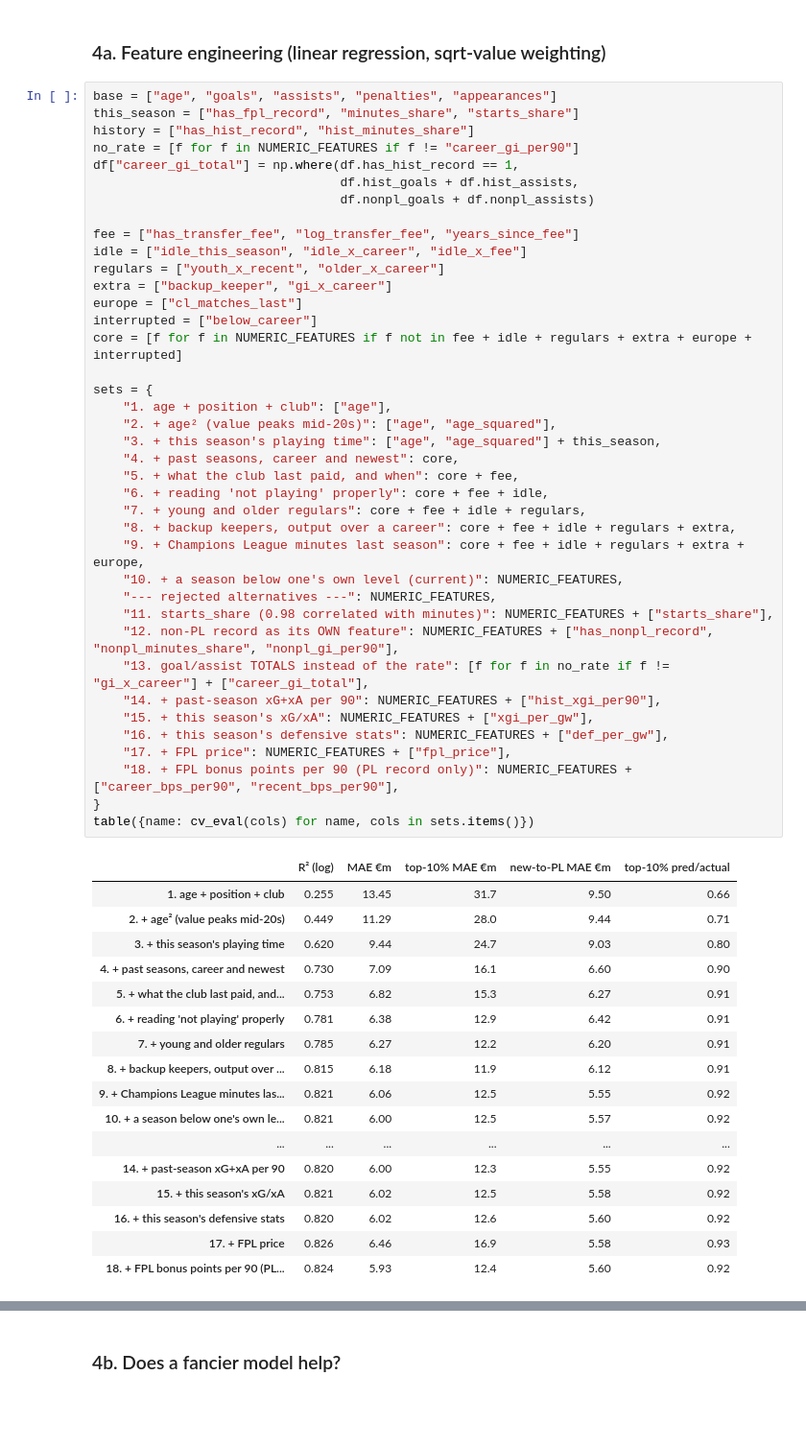
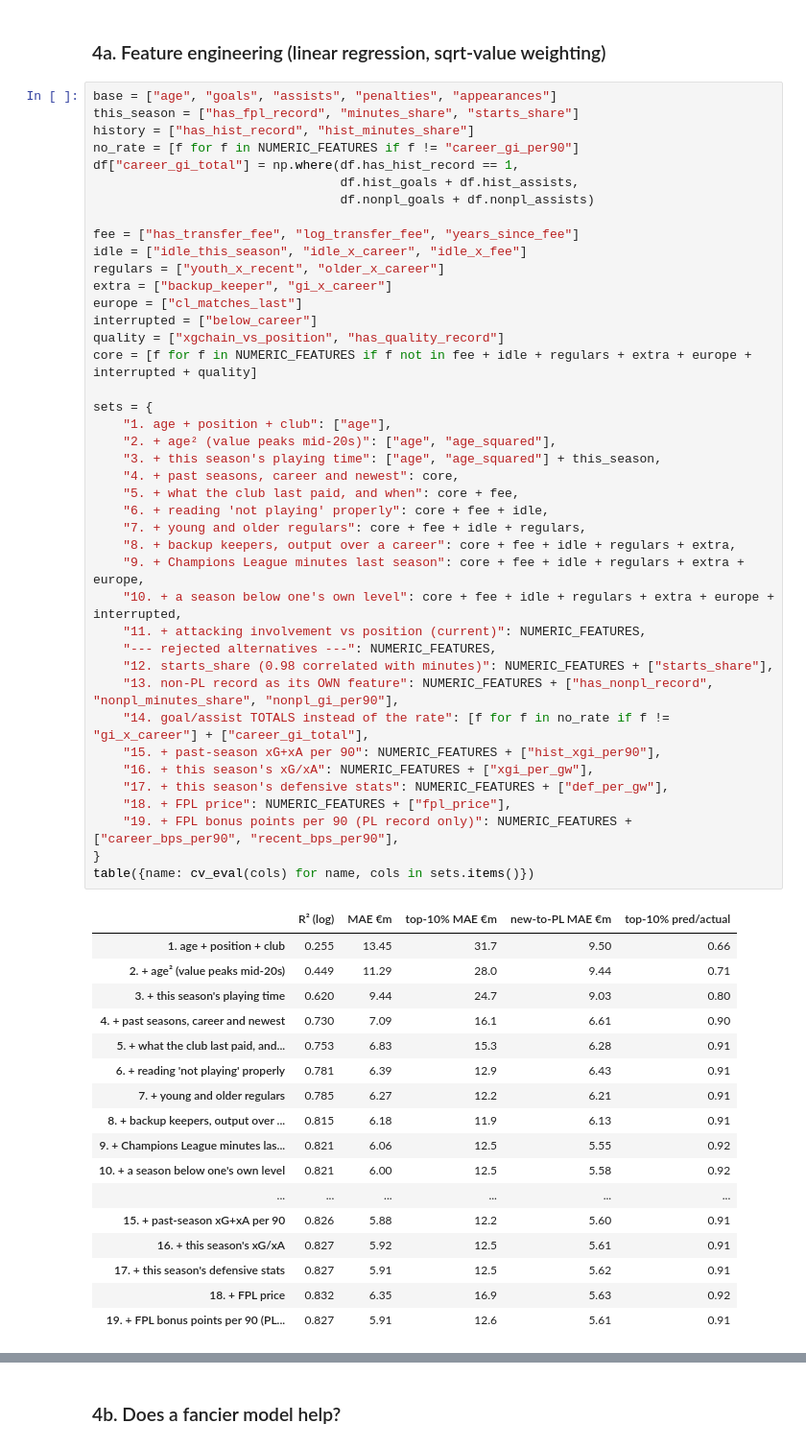
Before and after one commit to mlodyheros/pl-value, a Jupyter notebook: notebooks/01_model_exploration.ipynb, the cells around one changed output, grey strips where cells are left out. Shown at 96% size. Saved outputs shown, nothing was run; the diff lists cells and outputs as text; blank space fills up the shorter version.

```diff
--- a/notebooks/01_model_exploration.ipynb
+++ b/notebooks/01_model_exploration.ipynb
@@ -294,56 +294,58 @@ history = ["has_hist_record", "hist_minutes_share"]
 no_rate = [f for f in NUMERIC_FEATURES if f != "career_gi_per90"]
 df["career_gi_total"] = np.where(df.has_hist_record == 1,
                                  df.hist_goals + df.hist_assists,
                                  df.nonpl_goals + df.nonpl_assists)
 
 fee = ["has_transfer_fee", "log_transfer_fee", "years_since_fee"]
 idle = ["idle_this_season", "idle_x_career", "idle_x_fee"]
 regulars = ["youth_x_recent", "older_x_career"]
 extra = ["backup_keeper", "gi_x_career"]
 europe = ["cl_matches_last"]
 interrupted = ["below_career"]
-core = [f for f in NUMERIC_FEATURES if f not in fee + idle + regulars + extra + europe + interrupted]
+quality = ["xgchain_vs_position", "has_quality_record"]
+core = [f for f in NUMERIC_FEATURES if f not in fee + idle + regulars + extra + europe + interrupted + quality]
 
 sets = {
     "1. age + position + club": ["age"],
     "2. + age² (value peaks mid-20s)": ["age", "age_squared"],
     "3. + this season's playing time": ["age", "age_squared"] + this_season,
     "4. + past seasons, career and newest": core,
     "5. + what the club last paid, and when": core + fee,
     "6. + reading 'not playing' properly": core + fee + idle,
     "7. + young and older regulars": core + fee + idle + regulars,
     "8. + backup keepers, output over a career": core + fee + idle + regulars + extra,
     "9. + Champions League minutes last season": core + fee + idle + regulars + extra + europe,
-    "10. + a season below one's own level (current)": NUMERIC_FEATURES,
+    "10. + a season below one's own level": core + fee + idle + regulars + extra + europe + interrupted,
+    "11. + attacking involvement vs position (current)": NUMERIC_FEATURES,
     "--- rejected alternatives ---": NUMERIC_FEATURES,
-    "11. starts_share (0.98 correlated with minutes)": NUMERIC_FEATURES + ["starts_share"],
-    "12. non-PL record as its OWN feature": NUMERIC_FEATURES + ["has_nonpl_record", "nonpl_minutes_share", "nonpl_gi_per90"],
-    "13. goal/assist TOTALS instead of the rate": [f for f in no_rate if f != "gi_x_career"] + ["career_gi_total"],
-    "14. + past-season xG+xA per 90": NUMERIC_FEATURES + ["hist_xgi_per90"],
-    "15. + this season's xG/xA": NUMERIC_FEATURES + ["xgi_per_gw"],
-    "16. + this season's defensive stats": NUMERIC_FEATURES + ["def_per_gw"],
-    "17. + FPL price": NUMERIC_FEATURES + ["fpl_price"],
-    "18. + FPL bonus points per 90 (PL record only)": NUMERIC_FEATURES + ["career_bps_per90", "recent_bps_per90"],
+    "12. starts_share (0.98 correlated with minutes)": NUMERIC_FEATURES + ["starts_share"],
+    "13. non-PL record as its OWN feature": NUMERIC_FEATURES + ["has_nonpl_record", "nonpl_minutes_share", "nonpl_gi_per90"],
+    "14. goal/assist TOTALS instead of the rate": [f for f in no_rate if f != "gi_x_career"] + ["career_gi_total"],
+    "15. + past-season xG+xA per 90": NUMERIC_FEATURES + ["hist_xgi_per90"],
+    "16. + this season's xG/xA": NUMERIC_FEATURES + ["xgi_per_gw"],
+    "17. + this season's defensive stats": NUMERIC_FEATURES + ["def_per_gw"],
+    "18. + FPL price": NUMERIC_FEATURES + ["fpl_price"],
+    "19. + FPL bonus points per 90 (PL record only)": NUMERIC_FEATURES + ["career_bps_per90", "recent_bps_per90"],
 }
 table({name: cv_eval(cols) for name, cols in sets.items()})
 # %% [output]
 |  | R² (log) | MAE €m | top-10% MAE €m | new-to-PL MAE €m | top-10% pred/actual |
 | 1. age + position + club | 0.255 | 13.45 | 31.7 | 9.50 | 0.66 |
 | 2. + age² (value peaks mid-20s) | 0.449 | 11.29 | 28.0 | 9.44 | 0.71 |
 | 3. + this season's playing time | 0.620 | 9.44 | 24.7 | 9.03 | 0.80 |
-| 4. + past seasons, career and newest | 0.730 | 7.09 | 16.1 | 6.60 | 0.90 |
-| 5. + what the club last paid, and... | 0.753 | 6.82 | 15.3 | 6.27 | 0.91 |
-| 6. + reading 'not playing' properly | 0.781 | 6.38 | 12.9 | 6.42 | 0.91 |
-| 7. + young and older regulars | 0.785 | 6.27 | 12.2 | 6.20 | 0.91 |
-| 8. + backup keepers, output over ... | 0.815 | 6.18 | 11.9 | 6.12 | 0.91 |
+| 4. + past seasons, career and newest | 0.730 | 7.09 | 16.1 | 6.61 | 0.90 |
+| 5. + what the club last paid, and... | 0.753 | 6.83 | 15.3 | 6.28 | 0.91 |
+| 6. + reading 'not playing' properly | 0.781 | 6.39 | 12.9 | 6.43 | 0.91 |
+| 7. + young and older regulars | 0.785 | 6.27 | 12.2 | 6.21 | 0.91 |
+| 8. + backup keepers, output over ... | 0.815 | 6.18 | 11.9 | 6.13 | 0.91 |
 | 9. + Champions League minutes las... | 0.821 | 6.06 | 12.5 | 5.55 | 0.92 |
-| 10. + a season below one's own le... | 0.821 | 6.00 | 12.5 | 5.57 | 0.92 |
+| 10. + a season below one's own level | 0.821 | 6.00 | 12.5 | 5.58 | 0.92 |
 | ... | ... | ... | ... | ... | ... |
-| 14. + past-season xG+xA per 90 | 0.820 | 6.00 | 12.3 | 5.55 | 0.92 |
-| 15. + this season's xG/xA | 0.821 | 6.02 | 12.5 | 5.58 | 0.92 |
-| 16. + this season's defensive stats | 0.820 | 6.02 | 12.6 | 5.60 | 0.92 |
-| 17. + FPL price | 0.826 | 6.46 | 16.9 | 5.58 | 0.93 |
-| 18. + FPL bonus points per 90 (PL... | 0.824 | 5.93 | 12.4 | 5.60 | 0.92 |
+| 15. + past-season xG+xA per 90 | 0.826 | 5.88 | 12.2 | 5.60 | 0.91 |
+| 16. + this season's xG/xA | 0.827 | 5.92 | 12.5 | 5.61 | 0.91 |
+| 17. + this season's defensive stats | 0.827 | 5.91 | 12.5 | 5.62 | 0.91 |
+| 18. + FPL price | 0.832 | 6.35 | 16.9 | 5.63 | 0.92 |
+| 19. + FPL bonus points per 90 (PL... | 0.827 | 5.91 | 12.6 | 5.61 | 0.91 |
 # %% [markdown]
 What to take from this:
 
```
Also changed, not shown: parts of 7 cells of this notebook, 9 other files.
